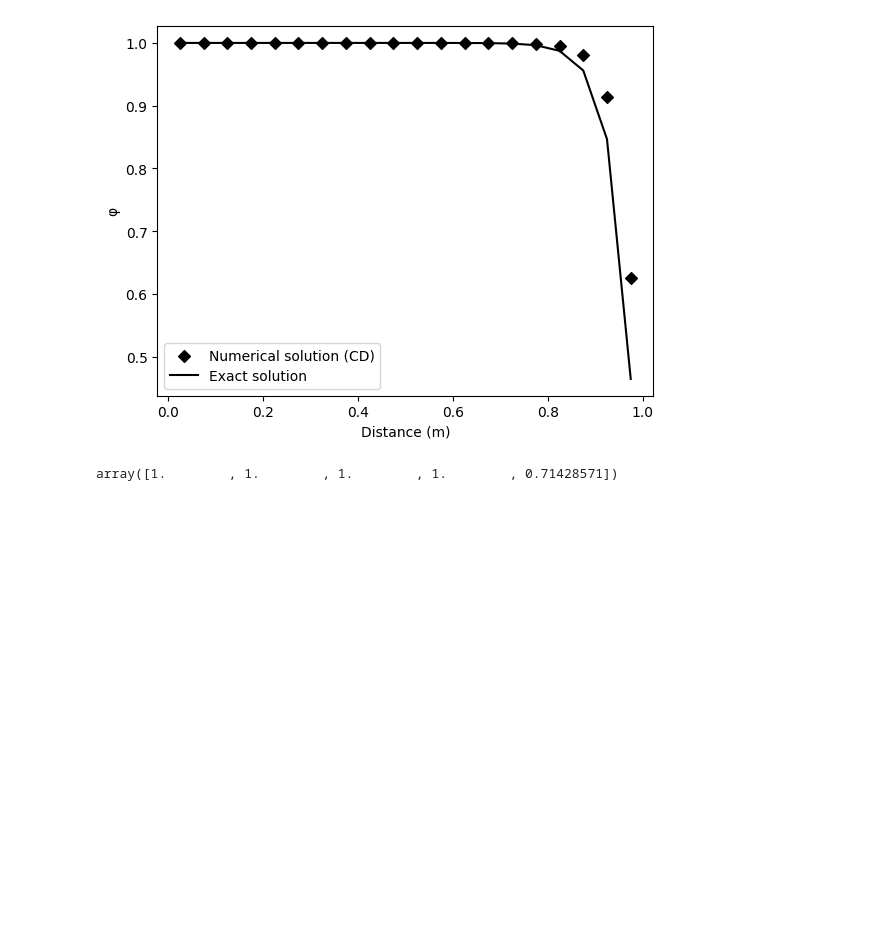
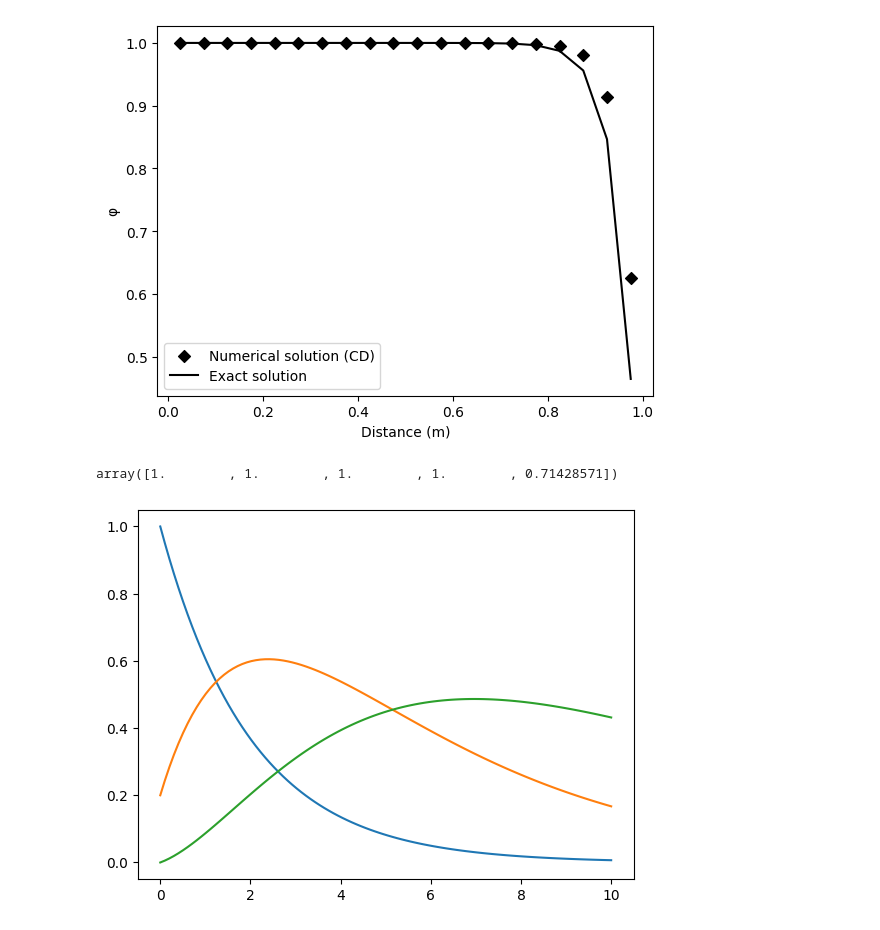
Before and after one commit to Igben-Nehemiah/py-cfd, a Jupyter notebook: convection_diffusion/main.ipynb, the cells around one changed output. Saved outputs shown, nothing was run; the diff lists cells and outputs as text; code cells hidden in the pictures; blank space fills up the shorter version.

Commit message:
tested odeint

```diff
--- a/convection_diffusion/main.ipynb
+++ b/convection_diffusion/main.ipynb
@@ -169,3 +169,24 @@ x_sol = spsolve(A, b)
 x_sol
 # %% [output]
 array([1.        , 1.        , 1.        , 1.        , 0.71428571])
+# %%
+import numpy as np
+from scipy.integrate import odeint
+import matplotlib.pyplot as plt
+
+
+def func(y, t):
+    y1, y2, y3 = y
+    dydt = [-0.5*y1, 0.5*y1 - 0.25*y2, 0.25*y2-(1/6)*y3]
+    return dydt
+
+y_init = np.array([1, 0.2, 0])
+t = np.linspace(0, 10, 100)
+
+sol = odeint(func, y_init, t)
+
+
+plt.plot(t, sol)
+plt.show()
+# %% [output]
+[figure, added]
```
Also changed, not shown: parts of 1 cell of this notebook.
